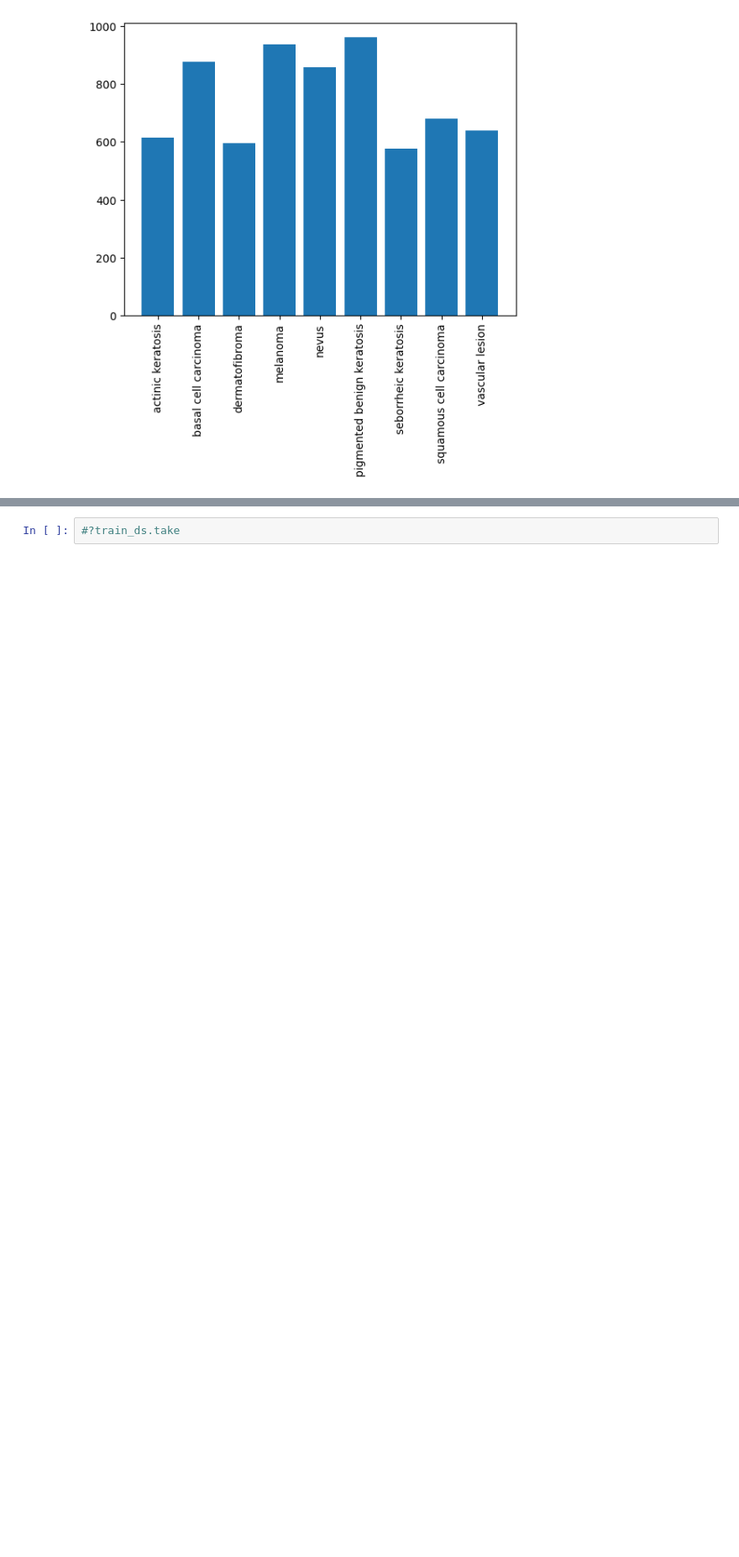
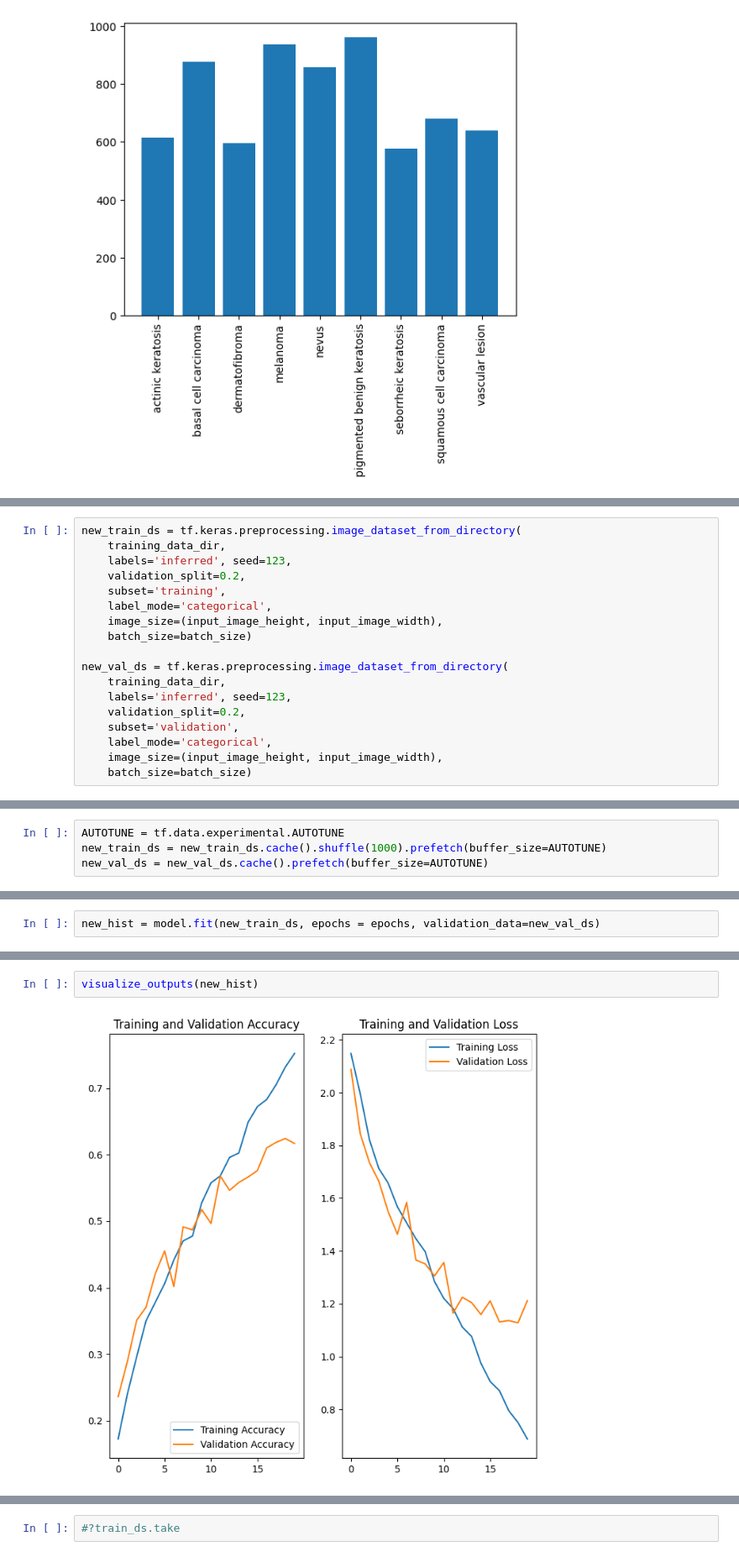
Before and after one commit to Vasista-Eranki/MelanomaDetectionAssignment, a Jupyter notebook: Melanoma_Detection_Assignment_SatyaKrishnaVasista.ipynb, the cells around one changed output, grey strips where cells are left out. Shown at 84% size. Cells and saved outputs as stored; diff of their text form; blank space fills up the shorter version.

```diff
--- a/Melanoma_Detection_Assignment_SatyaKrishnaVasista.ipynb
+++ b/Melanoma_Detection_Assignment_SatyaKrishnaVasista.ipynb
@@ -381 +418,19 @@ seborrheic keratosis           19
 Name: count, dtype: int64
+# %%
+new_train_ds = tf.keras.preprocessing.image_dataset_from_directory(
+    training_data_dir,
+    labels='inferred', seed=123,
+    validation_split=0.2,
+    subset='training',
+    label_mode='categorical',
+    image_size=(input_image_height, input_image_width),
+    batch_size=batch_size)
+
+new_val_ds = tf.keras.preprocessing.image_dataset_from_directory(
+    training_data_dir,
+    labels='inferred', seed=123,
+    validation_split=0.2,
+    subset='validation',
+    label_mode='categorical',
+    image_size=(input_image_height, input_image_width),
+    batch_size=batch_size)
@@ -381,0 +453,4 @@ Name: count, dtype: int64
+# %%
+AUTOTUNE = tf.data.experimental.AUTOTUNE
+new_train_ds = new_train_ds.cache().shuffle(1000).prefetch(buffer_size=AUTOTUNE)
+new_val_ds = new_val_ds.cache().prefetch(buffer_size=AUTOTUNE)
@@ -381,0 +485,2 @@ Name: count, dtype: int64
+# %%
+new_hist = model.fit(new_train_ds, epochs = epochs, validation_data=new_val_ds)
@@ -381,0 +505,4 @@ Name: count, dtype: int64
+# %%
+visualize_outputs(new_hist)
+# %% [output]
+[figure, added]
```
Also changed, not shown: parts of 22 cells of this notebook.
